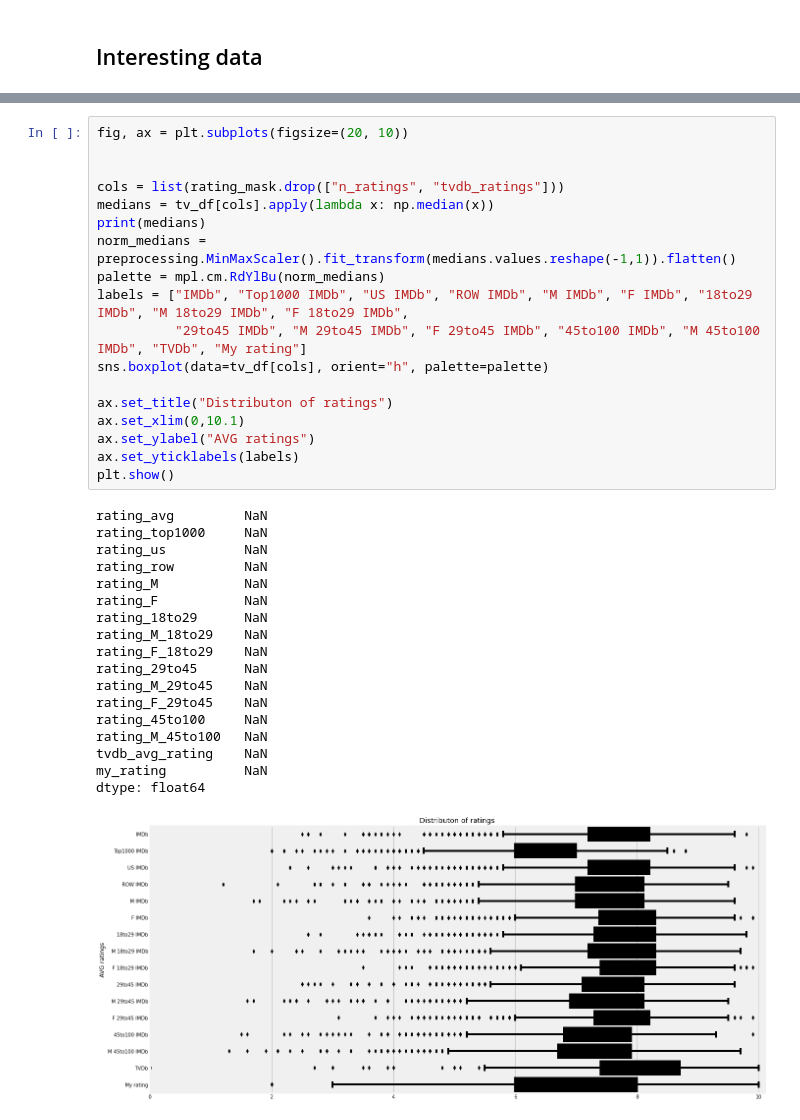
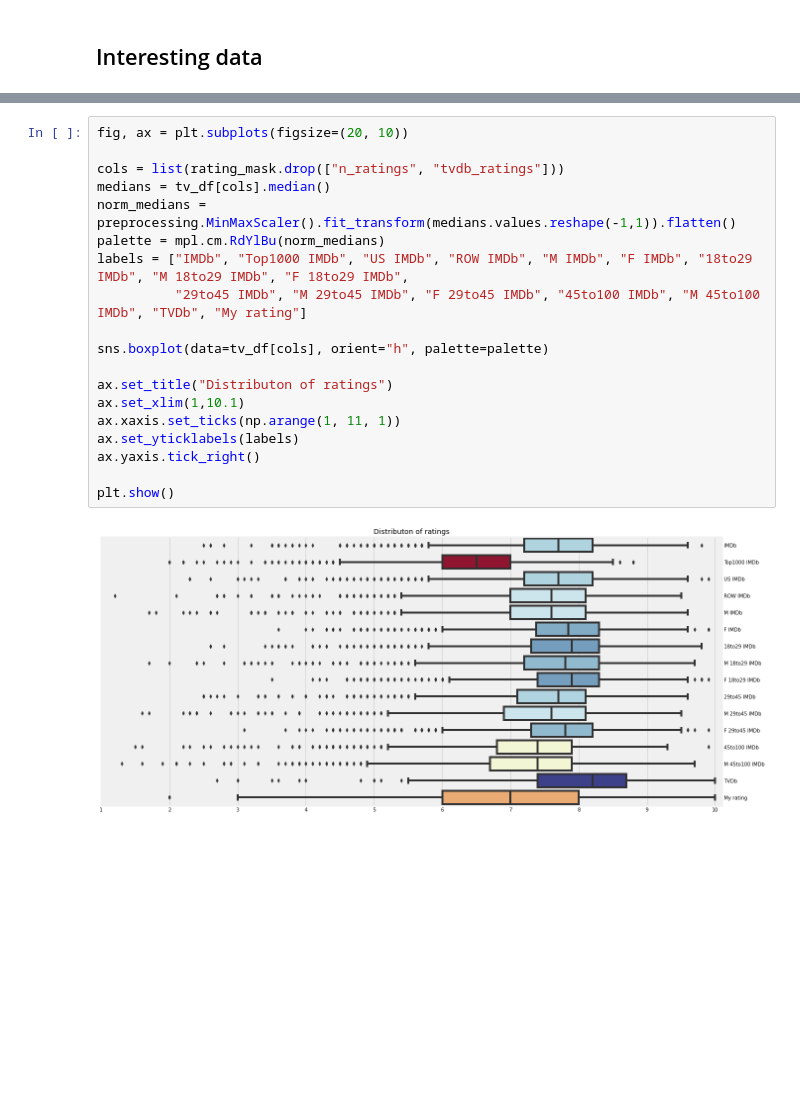
Before and after one commit to arlessweschler/tvtime-dataviz, a Jupyter notebook: analysis.ipynb, the cells around one changed output, grey strips where cells are left out. Drawn from its saved outputs; the diff is of its cells as text; blank space fills up the shorter version.

```diff
--- a/analysis.ipynb
+++ b/analysis.ipynb
@@ -174,37 +175,21 @@ plt.show()
 # %%
 fig, ax = plt.subplots(figsize=(20, 10))
 
-
 cols = list(rating_mask.drop(["n_ratings", "tvdb_ratings"]))
-medians = tv_df[cols].apply(lambda x: np.median(x))
-print(medians)
+medians = tv_df[cols].median()
 norm_medians = preprocessing.MinMaxScaler().fit_transform(medians.values.reshape(-1,1)).flatten()
 palette = mpl.cm.RdYlBu(norm_medians)
 labels = ["IMDb", "Top1000 IMDb", "US IMDb", "ROW IMDb", "M IMDb", "F IMDb", "18to29 IMDb", "M 18to29 IMDb", "F 18to29 IMDb",
           "29to45 IMDb", "M 29to45 IMDb", "F 29to45 IMDb", "45to100 IMDb", "M 45to100 IMDb", "TVDb", "My rating"]
+
 sns.boxplot(data=tv_df[cols], orient="h", palette=palette)
 
 ax.set_title("Distributon of ratings")
-ax.set_xlim(0,10.1)
-ax.set_ylabel("AVG ratings")
+ax.set_xlim(1,10.1)
+ax.xaxis.set_ticks(np.arange(1, 11, 1))
 ax.set_yticklabels(labels)
+ax.yaxis.tick_right()
+
 plt.show()
 # %% [output]
-rating_avg         NaN
-rating_top1000     NaN
-rating_us          NaN
-rating_row         NaN
-rating_M           NaN
-rating_F           NaN
-rating_18to29      NaN
-rating_M_18to29    NaN
-rating_F_18to29    NaN
-rating_29to45      NaN
-rating_M_29to45    NaN
-rating_F_29to45    NaN
-rating_45to100     NaN
-rating_M_45to100   NaN
-tvdb_avg_rating    NaN
-my_rating          NaN
-dtype: float64
-[figure, old version]
+[figure, new version]
```
Also changed, not shown: parts of 2 cells of this notebook.
